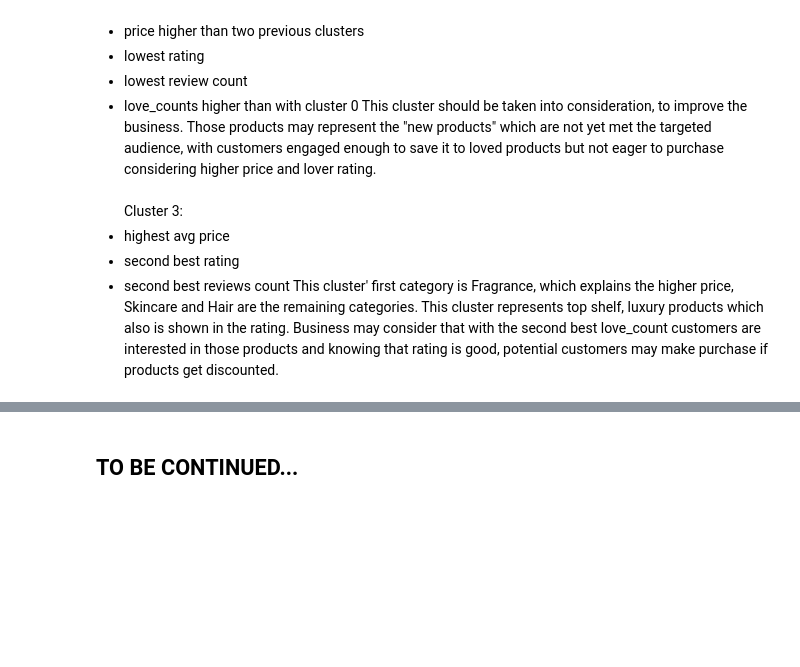
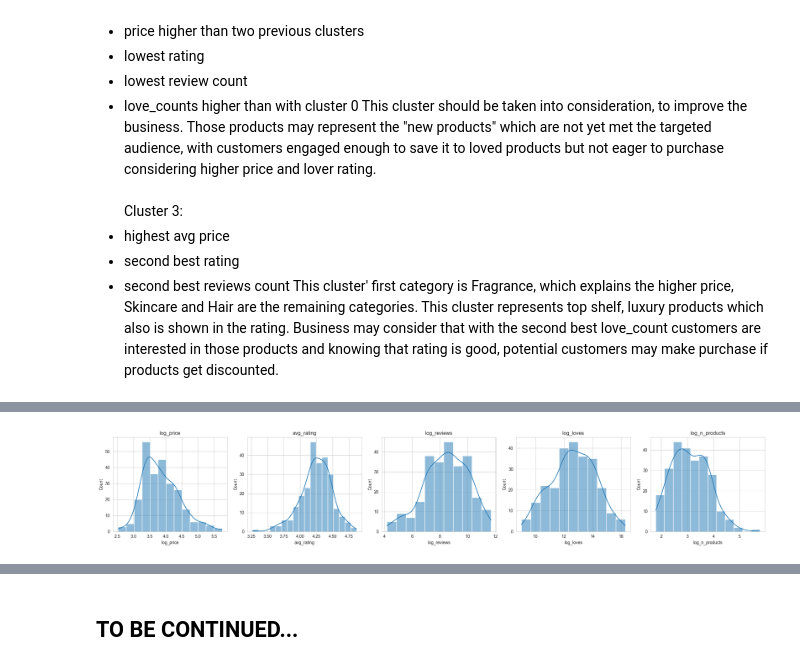
Before and after one commit to imgabrielas/Sephora, a Jupyter notebook: 03_product_clustering.ipynb, the cells around one changed output, grey strips where cells are left out. Drawn from its saved outputs; the diff is of its cells as text; code cells hidden in the pictures; blank space fills up the shorter version.

Commit message:
brand analysis

```diff
--- a/03_product_clustering.ipynb
+++ b/03_product_clustering.ipynb
@@ -286,0 +300,15 @@ This cluster' first category is Fragrance, which explains the higher price, Skin
+# %%
+brand_df = products.groupby('brand_name').agg(
+    n_products=('product_id', 'count'),
+    avg_price=('price_usd', 'mean'),
+    avg_rating=('rating', 'mean'),
+    total_reviews=('reviews', 'sum'),
+    total_loves=('loves_count', 'sum'),
+).reset_index()
+
+print(f"Total brands: {len(brand_df)}")
+
+# Excluding small brands (up to 4 products) since they produce noise
+brand_df = brand_df[brand_df['n_products'] >= 5].copy()
+print(f"Brands with >= 5 products (used for clustering): {len(brand_df)}")
+brand_df
@@ -286,0 +333,8 @@ This cluster' first category is Fragrance, which explains the higher price, Skin
+# %%
+brand_df['log_price'] = np.log1p(brand_df['avg_price'])
+brand_df['log_reviews'] = np.log1p(brand_df['total_reviews'])
+brand_df['log_loves'] = np.log1p(brand_df['total_loves'])
+brand_df['log_n_products'] = np.log1p(brand_df['n_products'])
+
+brand_feats = ['log_price', 'avg_rating', 'log_reviews', 'log_loves', 'log_n_products']
+brand_df[brand_feats].describe().round(2)
@@ -286,0 +351,9 @@ This cluster' first category is Fragrance, which explains the higher price, Skin
+# %%
+fig, axes = plt.subplots(1, 5, figsize=(22, 4))
+for ax, col in zip(axes, brand_feats):
+    sns.histplot(brand_df[col], kde=True, ax=ax)
+    ax.set_title(col)
+plt.tight_layout()
+plt.show()
+# %% [output]
+[figure, added]
```
Also changed, not shown: parts of 17 cells of this notebook.
